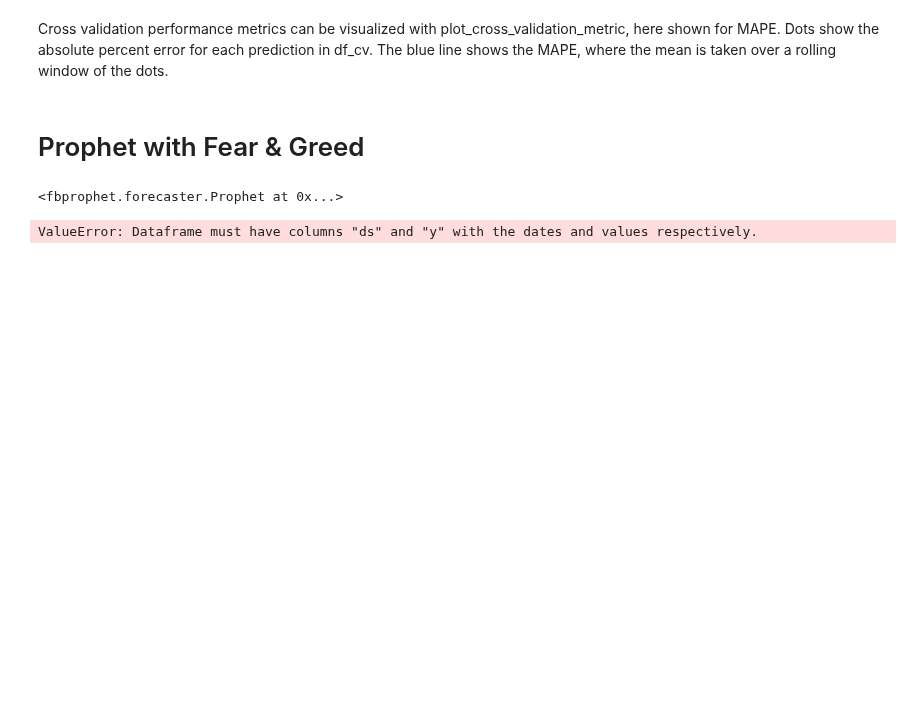
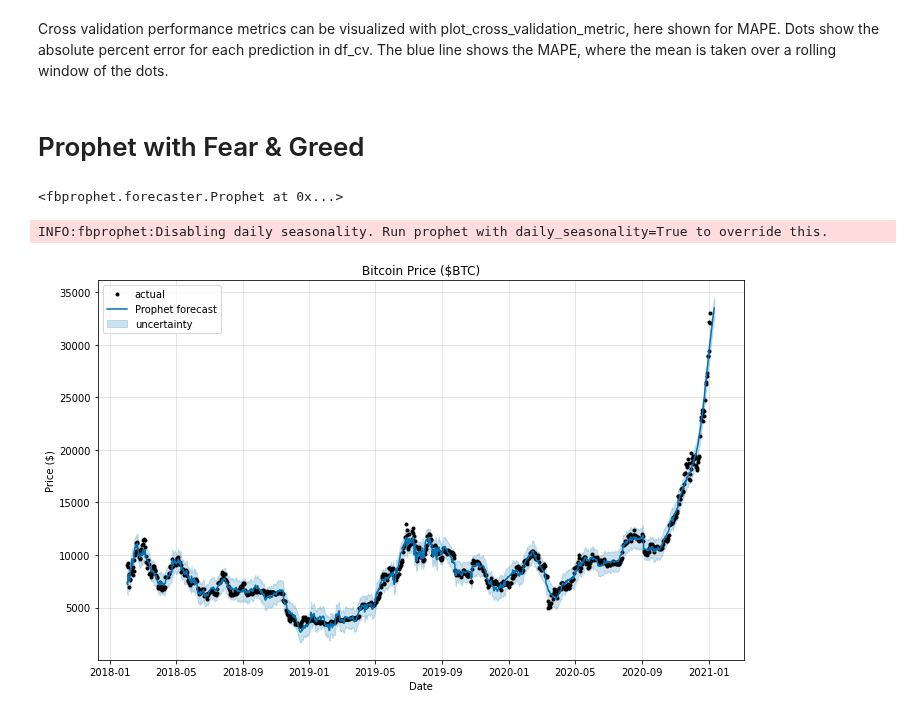
Before and after one commit to Dmunozig/crypto_sentiment, a Jupyter notebook: notebooks/Diego_Prophet_Model_Basic.ipynb, the cells around one changed output. Saved outputs shown, nothing was run; the diff lists cells and outputs as text; code cells hidden in the pictures; blank space fills up the shorter version.

Commit message:
Model parameters plus fear&greed exog variable

```diff
--- a/notebooks/Diego_Prophet_Model_Basic.ipynb
+++ b/notebooks/Diego_Prophet_Model_Basic.ipynb
@@ -446,20 +442,23 @@ fig = plot_cross_validation_metric(df_cv, metric='mape')
 # Prophet with Fear & Greed
 # %%
 # train/test split with F&G
-train_fg = df.iloc[:1066]
-test_fg = df.iloc[1066:]
+df_fg = df.rename(columns={"date": "ds","price":"y"})
+
+df_fg['ds'] = pd.to_datetime(df_fg['ds'])
+
+train_fg = df_fg.iloc[:1066]
+test_fg = df_fg.iloc[1066:]
 # %%
 model = Prophet(interval_width=0.95, weekly_seasonality=True, changepoint_prior_scale=2)
 # %%
 # Add regressor for F&G
-model.add_regressor('FG_score')
+model.add_regressor("Fear&Greed")
 # %% [output]
 <fbprophet.forecaster.Prophet at 0x...>
 # %%
 model.fit(train_fg)
 horizon = 7
 future = model.make_future_dataframe(horizon)
-future['FG_score'] = df['Fear&Greed']
-forecast = model.predict(future)
+future['Fear&Greed'] = df_fg['Fear&Greed']
 # %% [output]
-ValueError: Dataframe must have columns "ds" and "y" with the dates and values respectively.
+INFO:fbprophet:Disabling daily seasonality. Run prophet with daily_seasonality=True to override this.
@@ -465,0 +467,12 @@ ValueError: Dataframe must have columns "ds" and "y" with the dates and values r
+# %%
+# plot forecasts
+model.plot(forecast, xlabel='Date', ylabel='Price ($)')
+plt.title('Bitcoin Price ($BTC)')
+plt.legend(['actual','Prophet forecast','uncertainty'])
+#black dots represent actual measurements
+#blue line displays Prophet’s forecast
+#light blue window indicates uncertainty intervals
+# display graph
+plt.show()
+# %% [output]
+[figure, added]
```
Also changed, not shown: parts of 7 cells of this notebook.
